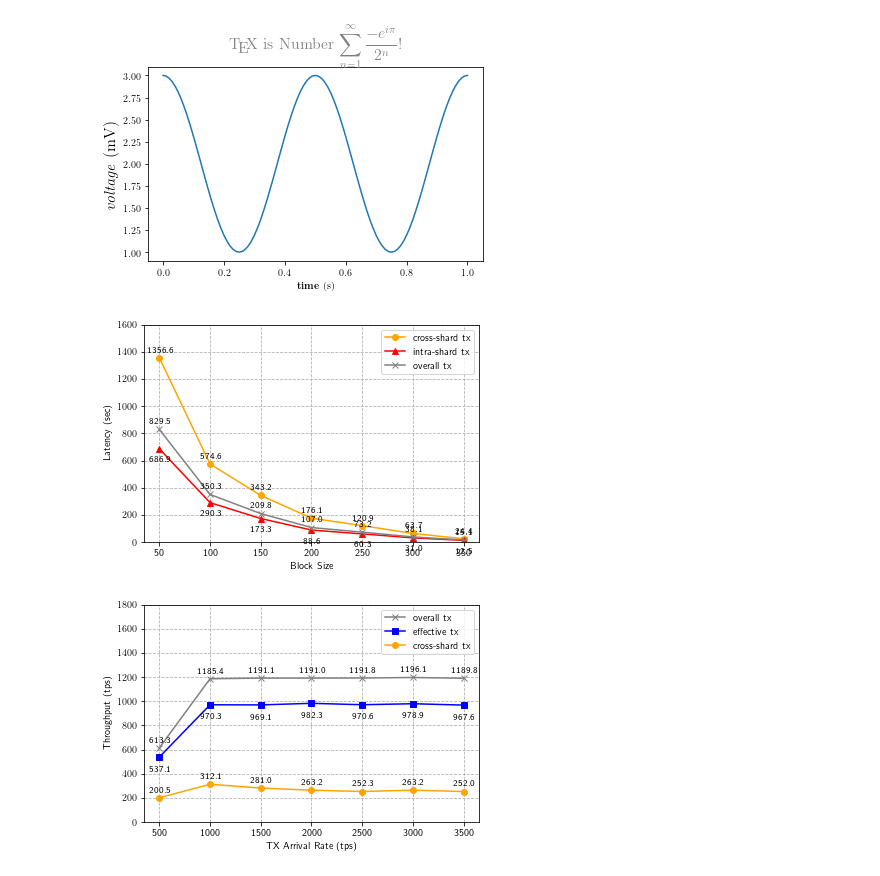
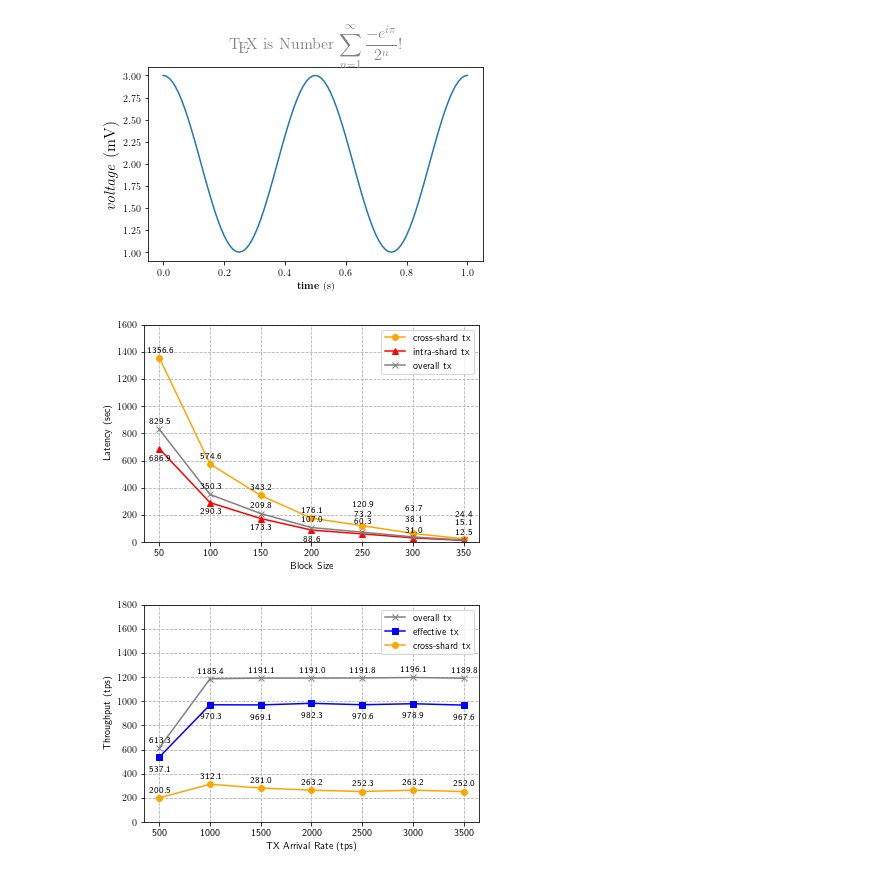
Before and after one commit to wzh4464/jessufig, a Jupyter notebook: draw_xshard.ipynb, the cells around one changed output. Saved outputs shown, nothing was run; the diff lists cells and outputs as text; code cells hidden in the pictures.

Commit message:
latency-blksize

```diff
--- a/draw_xshard.ipynb
+++ b/draw_xshard.ipynb
@@ -277,40 +277,52 @@ plt.show()
 df = pd.read_csv('source/latency_blksize.csv')
 data = np.transpose(df.to_numpy())
 data = data.round(1)
 
 def plot_line_chart(data,pic_name='txrate',save=False,xlabel="TX rate / (TXs/Sec)",ylabel="Throughput (tps)",text_location=50,ylim=2800,labellist=['bsize=100','bsize=150','bsize=80','bsize=50'],ytick_k=False,xlim=1000000,xscale=5,colorlist = ['orange','red','grey','black','blue','green'],markerlist = ['o','^','x','s','v','1','v']):
     x = data[0,:]
     ynum = np.size(data,0)-1
     y = data[1:ynum+1,:]
     fig, leftaxis = plt.subplots(figsize=(6, 4))
     for i in range(ynum):
         leftaxis.plot(x, y[i,:], color=colorlist[i], label=labellist[i],zorder=2,marker=markerlist[i])
         for j, val in enumerate(y[i,:]):
             if i==1:
-                leftaxis.text(x[j], val-4.5*text_location, val, horizontalalignment='center', verticalalignment='bottom', fontdict={'fontweight':500, 'size':9})
+                if j<4:
+                    leftaxis.text(x[j], val-4*text_location, val, horizontalalignment='center', verticalalignment='bottom', fontdict={'fontweight':500, 'size':9})
+                else:
+                    if j>4:
+                        leftaxis.text(x[j], val+text_location, val, horizontalalignment='center', verticalalignment='bottom', fontdict={'fontweight':500, 'size':9})
+                    else:
+                        leftaxis.text(x[j], val+2.5*text_location, val, horizontalalignment='center', verticalalignment='bottom', fontdict={'fontweight':500, 'size':9,})
             else:
-                leftaxis.text(x[j], val+text_location, val, horizontalalignment='center', verticalalignment='bottom', fontdict={'fontweight':500, 'size':9})
-
+                if j>3:
+                    if j==4:
+                        if i==0:
+                            leftaxis.text(x[j], val+(5-i)*text_location, val, horizontalalignment='center', verticalalignment='bottom', fontdict={'fontweight':500, 'size':9})
+                        else:
+                            leftaxis.text(x[j], val+(6-i)*text_location, val, horizontalalignment='center', verticalalignment='bottom', fontdict={'fontweight':500, 'size':9})
+                    else:
+                        leftaxis.text(x[j], val+(6-i)*text_location, val, horizontalalignment='center', verticalalignment='bottom', fontdict={'fontweight':500, 'size':9})
+                else:
+                    leftaxis.text(x[j], val+text_location, val, horizontalalignment='center', verticalalignment='bottom', fontdict={'fontweight':500, 'size':9})
     leftaxis.grid(axis='y',linestyle='--',zorder=0)
     leftaxis.grid(axis='x',linestyle='--',zorder=0)
-
     leftaxis.set_xlabel(xlabel)
     leftaxis.set_ylabel(ylabel)
     leftaxis.set_ylim(0, ylim)
     leftaxis.set_xticks(x, x.astype(int))
-    # print(x)
     leftaxis.legend(loc=0)
     if ytick_k:
         plt.yticks(np.linspace(0,xlim,xscale+1),np.linspace(0,10,xscale+1))
         plt.xticks(np.linspace(8,64,8))
         leftaxis.set_xlim(4, 68)
     if save:
         plt.savefig("pic/"+time.strftime("%Y-%m-%d %H:%M:%S", time.localtime())+"_Figure_"+pic_name+".png", dpi=600, bbox_inches='tight')
     plt.show()
 
-plot_line_chart(data=data,pic_name='latency-blksize-draft',save=True,xlabel="Block Size", ylabel="Latency (sec)",text_location=25,ylim=1600,labellist=['cross-shard tx', 'intra-shard tx', 'overall tx'])
+plot_line_chart(data=data,pic_name='latency-blksize',save=True,xlabel="Block Size", ylabel="Latency (sec)",text_location=25,ylim=1600,labellist=['cross-shard tx', 'intra-shard tx', 'overall tx'])
 # %% [output]
-[figure, old version]
+[figure, new version]
 # %%
 data=(np.transpose(np.loadtxt('source/th_txar.txt'))).round(1)
 
```
Also changed, not shown: 1 other file.
